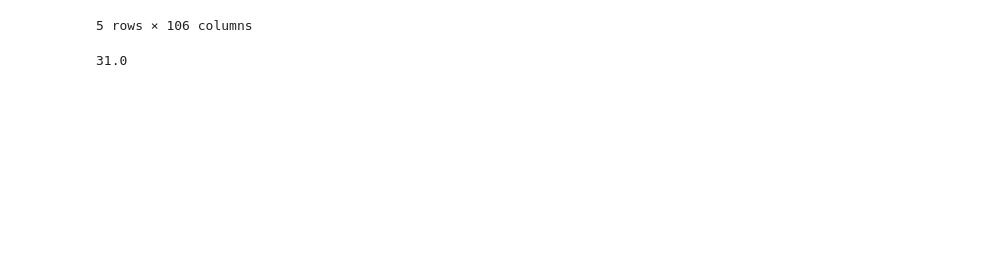
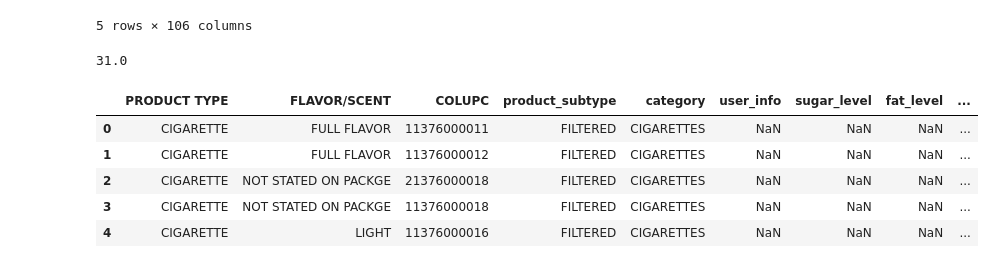
Before and after one commit to hcao2015/IRI, a Jupyter notebook: visualize.ipynb, the cells around one changed output. Saved outputs shown, nothing was run; the diff lists cells and outputs as text; code cells hidden in the pictures; blank space fills up the shorter version.

```diff
--- a/visualize.ipynb
+++ b/visualize.ipynb
@@ -152,3 +152,13 @@ top5_per_panels_tranpose.head()
 top5_per_panels_tranpose.loc[0,"PASTA SAUCE"]
 # %% [output]
 31.0
+# %%
+items = pd.read_csv(os.path.join(BASE_PATH, "items.csv"), low_memory=False)
+items.head()
+# %% [output]
+|  | PRODUCT TYPE | FLAVOR/SCENT | COLUPC | product_subtype | category | user_info | sugar_level | fat_level | ... |
+| 0 | CIGARETTE | FULL FLAVOR | 11376000011 | FILTERED | CIGARETTES | NaN | NaN | NaN | ... |
+| 1 | CIGARETTE | FULL FLAVOR | 11376000012 | FILTERED | CIGARETTES | NaN | NaN | NaN | ... |
+| 2 | CIGARETTE | NOT STATED ON PACKGE | 21376000018 | FILTERED | CIGARETTES | NaN | NaN | NaN | ... |
+| 3 | CIGARETTE | NOT STATED ON PACKGE | 11376000018 | FILTERED | CIGARETTES | NaN | NaN | NaN | ... |
+| 4 | CIGARETTE | LIGHT | 11376000016 | FILTERED | CIGARETTES | NaN | NaN | NaN | ... |
```
Also changed, not shown: parts of 4 cells of this notebook, 7 other files.
